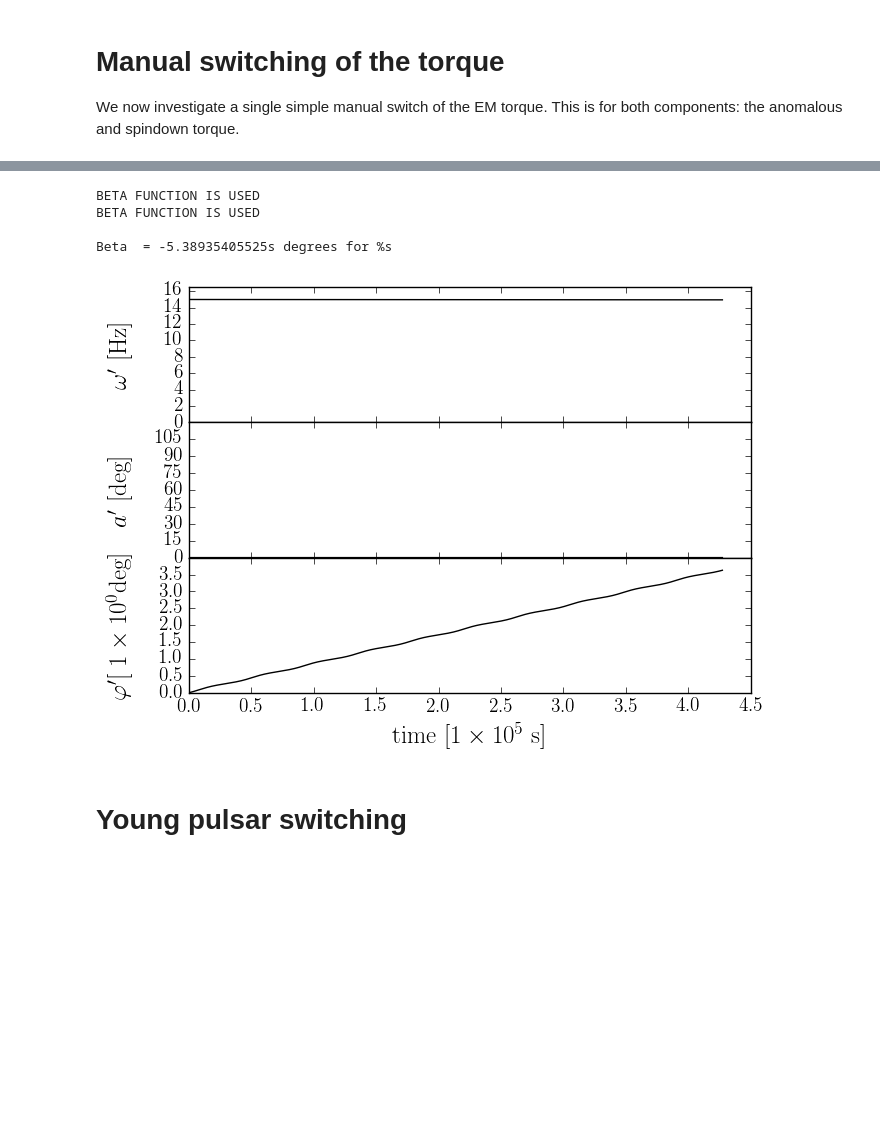
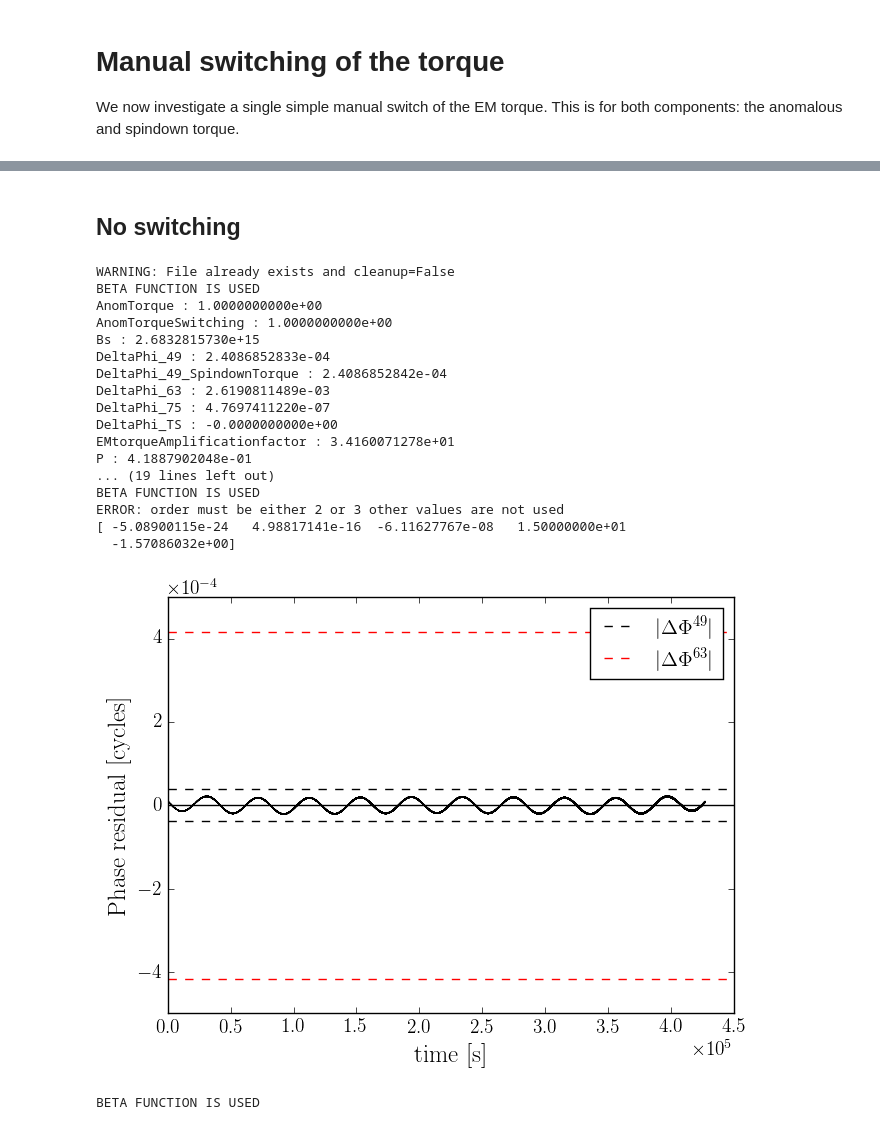
Before and after one commit to GregoryAshton/neutron_star_modelling, a Jupyter notebook: TimingResiduals/ManualSwitching.ipynb, the cells around one changed output, grey strips where cells are left out. Cells and saved outputs as stored; diff of their text form; code cells hidden in the pictures; blank space fills up the shorter version.

```diff
--- a/TimingResiduals/ManualSwitching.ipynb
+++ b/TimingResiduals/ManualSwitching.ipynb
@@ -16,33 +28,27 @@ from nsmod import Plot, File_Functions, Model, Physics_Functions
 # %%
 # Parameters
-chi0 = 49.99
+chi0 = 60.1
 epsI3 = 1e-5
 epsA = 2e-6
 omega0 = 1.5e1
 tauP = 2 * np.pi/(epsI3 * omega0)
 T = 10.2 * tauP
 
-upsilon = 0.0
+# Switch Parameters
+AnomTorqueSwitching=False
 SwitchTime = T/2.
+upsilon = 0.005
 
 # Set it to minimal precession
 beta = np.degrees(Physics_Functions.Beta_Function(epsI3, epsA, chi0))
-print beta
-a0 = beta * 1.0001
+P = 2 * np.pi / omega0
+tauS =  3 * c / (2 * R * epsA * omega0**2)
+spindown_angle = P / (tauS * epsI3)
+a0 = beta #- np.degrees(spindown_angle)
 
 # Simulation parameters
-n = 100000
-error = 1e-12
-
-file_name = main(chi0=chi0, epsI3=epsI3, epsA=epsA, omega0=omega0, T=T,
-                 n=n, error=error, a0=a0, cleanup=False, DryRun=False,
-                 SwitchTime=SwitchTime, upsilon=upsilon)
-
-File_Functions.PrintParameterDictionary(file_name)
-
-ax1 = Plot.timing_residual(file_name, analytic=True)
-plt.savefig("/home/greg/Desktop/figure_3.pdf")
-plt.show()
+n = 500000
+error = 1e-11
 # %% [output]
 BETA FUNCTION IS USED
 Assuming chi has been given in degrees rather than radians
@@ -65,11 +55,37 @@ BETA FUNCTION IS USED
-# %%
-Plot.Spherical_Plot_Transform(file_name)
-plt.show()
-# %% [output]
-BETA FUNCTION IS USED
-BETA FUNCTION IS USED
-
-Beta  = -5.38935405525s degrees for %s
-[figure, removed]
 # %% [markdown]
-# Young pulsar switching
+## No switching
+# %%
+upsilonOFF = 0
+
+file_name = main(chi0=chi0, epsI3=epsI3, epsA=epsA, omega0=omega0, T=T,
+                 n=n, error=error, a0=a0, cleanup=False, DryRun=False,
+                 SwitchTime=SwitchTime, upsilon=upsilonOFF)
+
+File_Functions.PrintParameterDictionary(file_name)
+
+ax1 = Plot.PhaseResidual(file_name, analytic=['49', '63'])
+ax1.legend()
+plt.savefig("img/NoSwitching.pdf")
+plt.show()
+
+File_Functions.PropertiesTable(file_name, "NoSwitching")
+# %% [output]
+WARNING: File already exists and cleanup=False
+BETA FUNCTION IS USED
+AnomTorque : 1.0000000000e+00
+AnomTorqueSwitching : 1.0000000000e+00
+Bs : 2.6832815730e+15
+DeltaPhi_49 : 2.4086852833e-04
+DeltaPhi_49_SpindownTorque : 2.4086852842e-04
+DeltaPhi_63 : 2.6190811489e-03
+DeltaPhi_75 : 4.7697411220e-07
+DeltaPhi_TS : -0.0000000000e+00
+EMtorqueAmplificationfactor : 3.4160071278e+01
+P : 4.1887902048e-01
+... (19 lines left out)
+BETA FUNCTION IS USED
+ERROR: order must be either 2 or 3 other values are not used
+[ -5.08900115e-24   4.98817141e-16  -6.11627767e-08   1.50000000e+01
+  -1.57086032e+00]
+[figure, added]
+BETA FUNCTION IS USED
```
Also changed, not shown: parts of 9 cells of this notebook, 10 other files.
